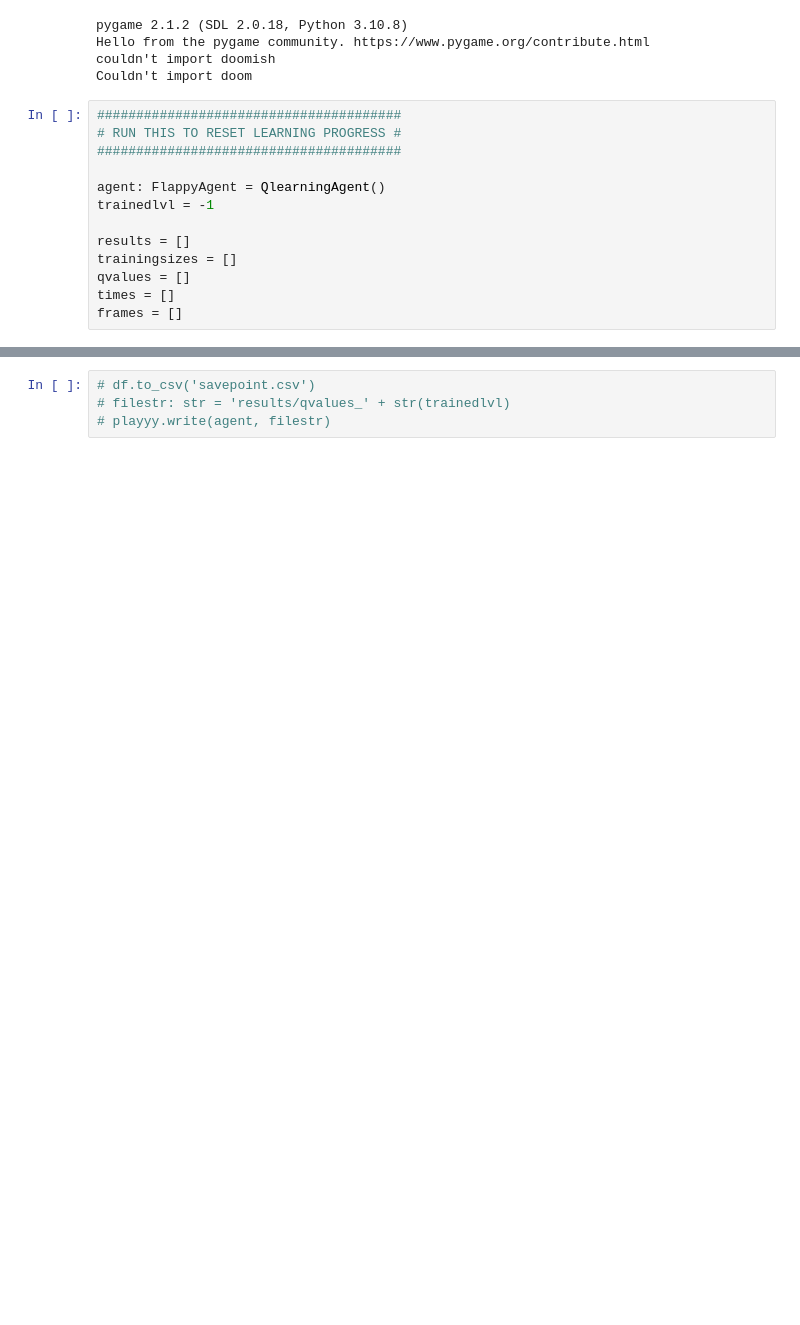
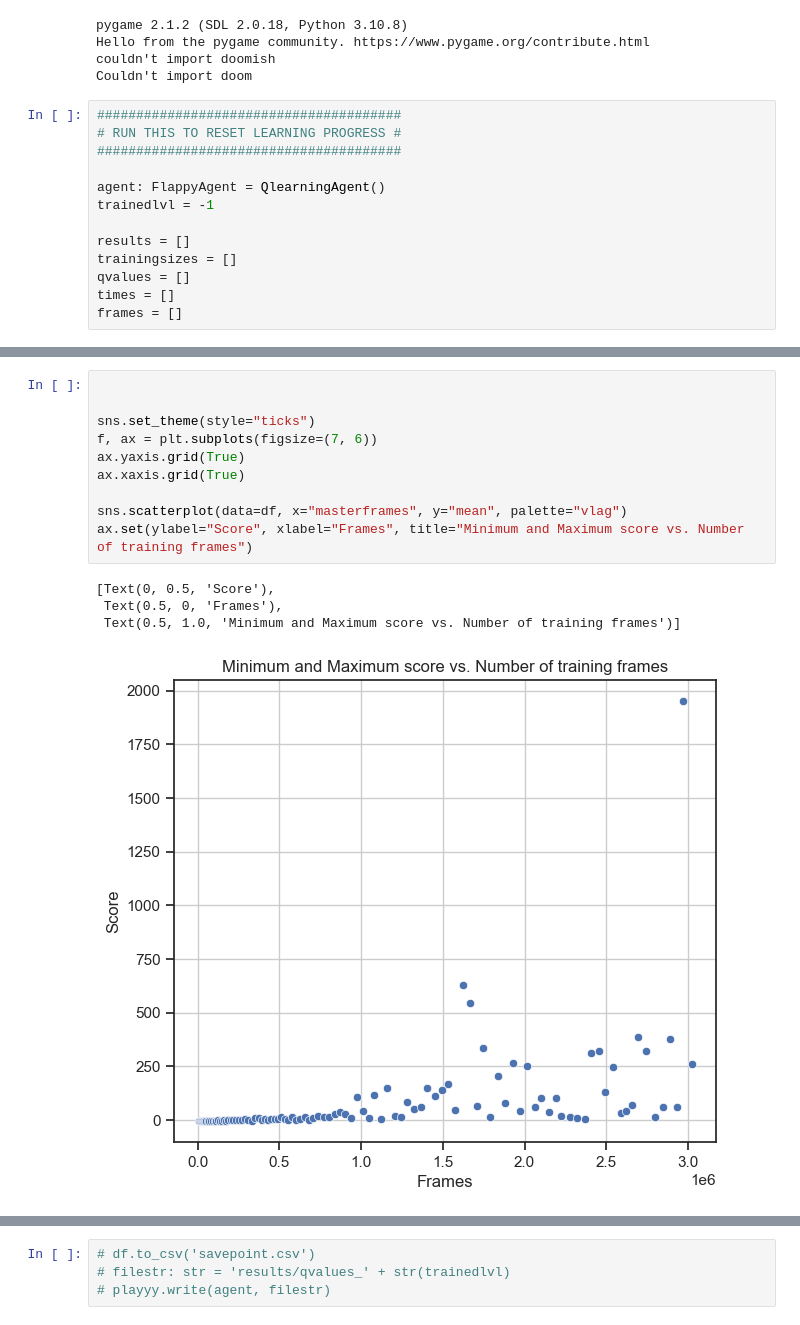
Before and after one commit to HR-Machine-Learning/RL_FlappyBird, a Jupyter notebook: src/statistics.ipynb, the cells around one changed output, grey strips where cells are left out. Saved outputs shown, nothing was run; the diff lists cells and outputs as text; blank space fills up the shorter version.

```diff
--- a/src/statistics.ipynb
+++ b/src/statistics.ipynb
@@ -185,0 +179,15 @@ ax.set(ylabel="Score", xlabel="Iteration", title="Mean score of 100 attempts vs.
+# %%
+
+
+sns.set_theme(style="ticks")
+f, ax = plt.subplots(figsize=(7, 6))
+ax.yaxis.grid(True)
+ax.xaxis.grid(True)
+
+sns.scatterplot(data=df, x="masterframes", y="mean", palette="vlag")
+ax.set(ylabel="Score", xlabel="Frames", title="Minimum and Maximum score vs. Number of training frames")
+# %% [output]
+[Text(0, 0.5, 'Score'),
+ Text(0.5, 0, 'Frames'),
+ Text(0.5, 1.0, 'Minimum and Maximum score vs. Number of training frames')]
+[figure, added]
```
Also changed, not shown: parts of 10 cells of this notebook, 3 other files.
